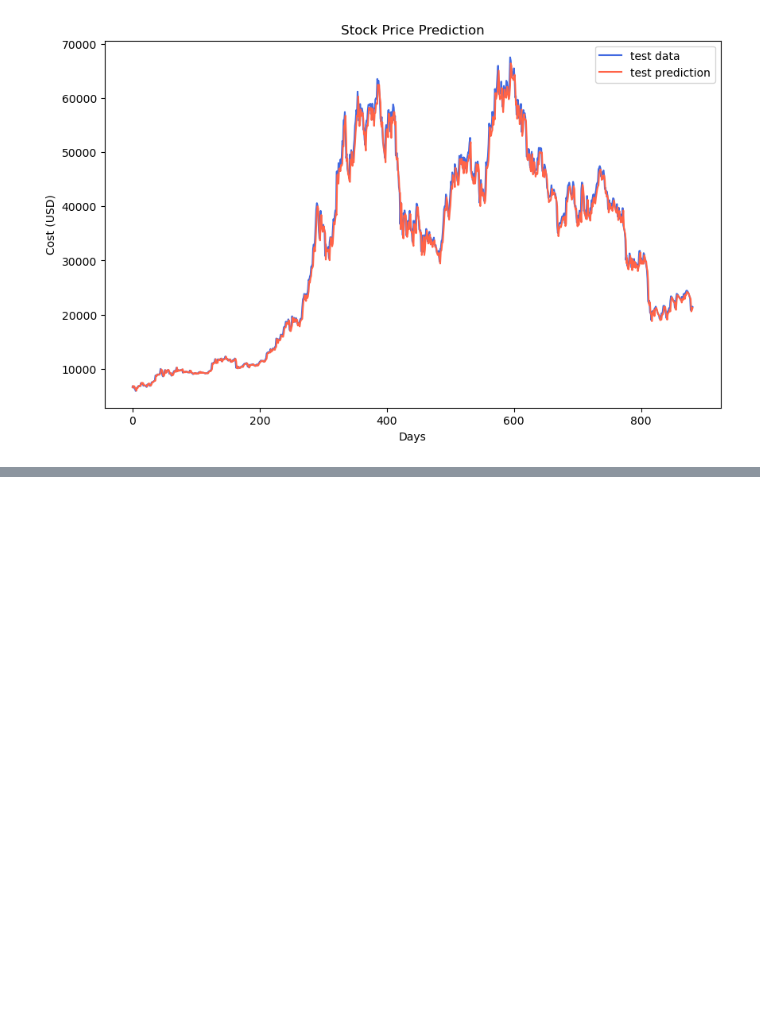
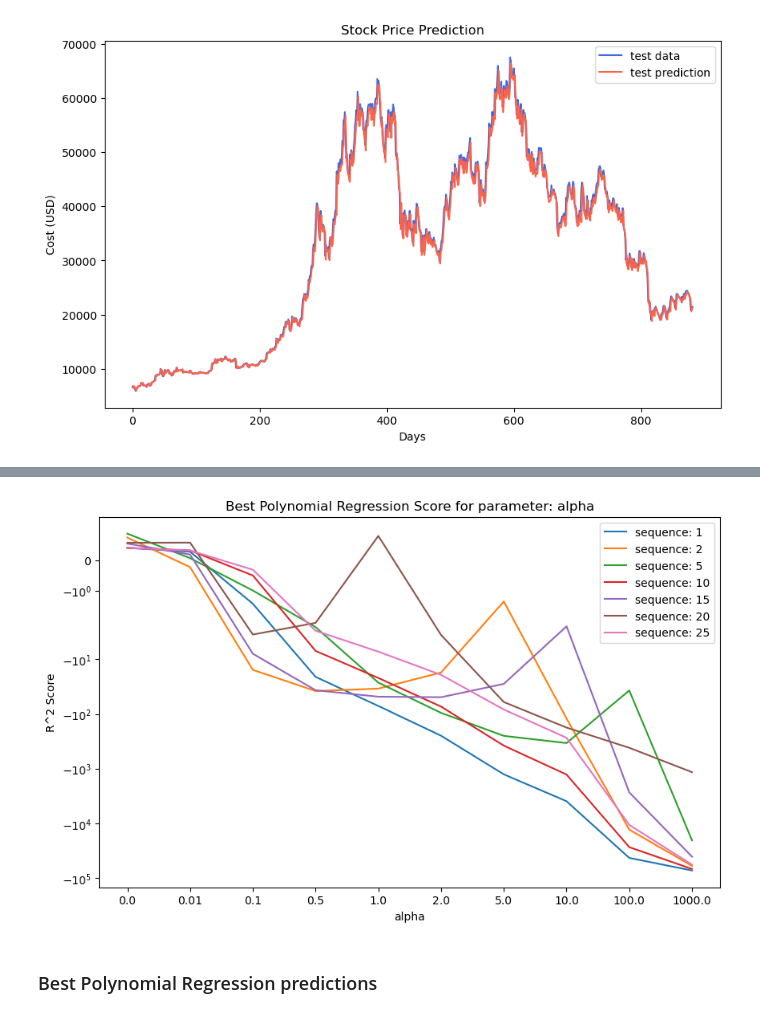
Before and after one commit to ethanchang34/crypto-forecast, a Jupyter notebook: ablation_study_figures.ipynb, the cells around one changed output, grey strips where cells are left out. Saved outputs shown, nothing was run; the diff lists cells and outputs as text; code cells hidden in the pictures; blank space fills up the shorter version.

```diff
--- a/ablation_study_figures.ipynb
+++ b/ablation_study_figures.ipynb
@@ -179,0 +238,3 @@ plt.savefig('figures/svr/test_prediction.png')
+# %%
+params = ['alpha']
+search_params = ['_'.join(['param',param]) for param in params]
@@ -179,0 +266,21 @@ plt.savefig('figures/svr/test_prediction.png')
+# %%
+for j in range(len(search_params)):
+    param = search_params[j]
+    fig = plt.figure(figsize=(10,6))
+    index = pd.DataFrame(lr_grid_search[0].cv_results_).groupby(param)['mean_test_score'].max().index
+    for i in range(len(sequence_len)):
+        temp = pd.DataFrame(lr_grid_search[i].cv_results_)
+        vals = temp.groupby(param)['mean_test_score'].max()
+        plt.plot(vals.values, label='sequence: '+str(sequence_len[i]))
+    plt.legend()
+    plt.title('Best Polynomial Regression Score for parameter: '+params[j])
+    plt.yscale('symlog')
+    plt.xlabel(params[j])
+    plt.ylabel('R^2 Score')
+    plt.xticks(list(range(len(index))), index)
+    plt.savefig('figures/lr/best_score_vs_'+param+'.png')
+    plt.show()
+# %% [output]
+[figure, added]
+# %% [markdown]
+### Best Polynomial Regression predictions
```
Also changed, not shown: parts of 15 cells of this notebook, 26 other files.
